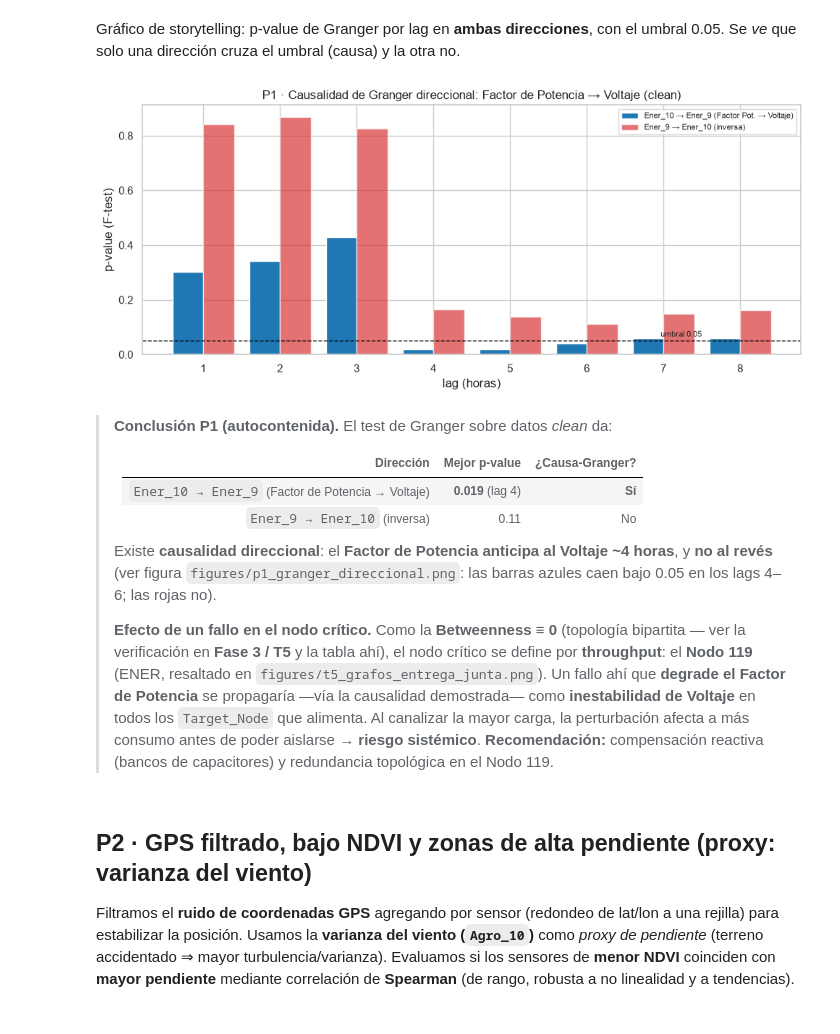
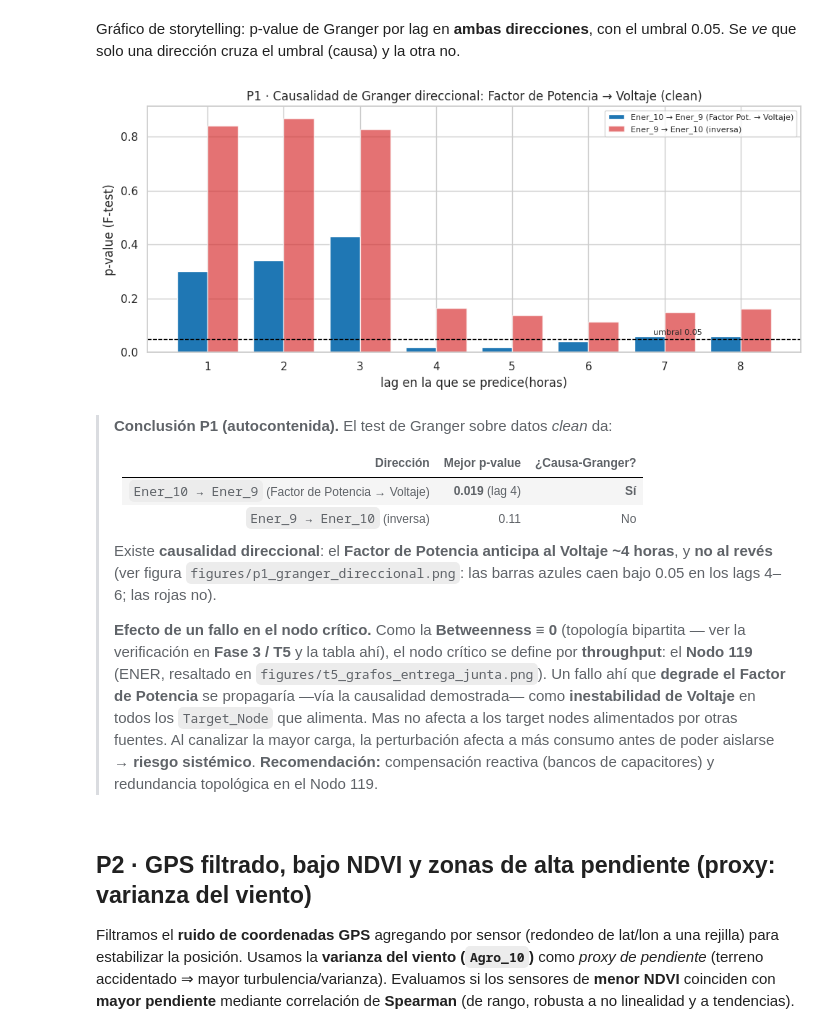
Before and after one commit to santiagovelcasallas/Challenge03_techlogistics-GomezVelez, a Jupyter notebook: notebooks/challenge03_analitica_multidimensional.ipynb, the cells around one changed output. Cells and saved outputs as stored; diff of their text form; code cells hidden in the pictures.

```diff
--- a/notebooks/challenge03_analitica_multidimensional.ipynb
+++ b/notebooks/challenge03_analitica_multidimensional.ipynb
@@ -803,18 +810,18 @@ Gráfico de storytelling: p-value de Granger por lag en **ambas direcciones**, c
 # %%
 lags = list(range(1, maxlag + 1)); w = 0.4
 fig, ax = plt.subplots(figsize=(10, 4.5))
 ax.bar([l - w/2 for l in lags], [p_fwd[l] for l in lags], w,
        label="Ener_10 → Ener_9 (Factor Pot. → Voltaje)", color="#1f77b4")
 ax.bar([l + w/2 for l in lags], [p_rev[l] for l in lags], w,
        label="Ener_9 → Ener_10 (inversa)", color="#d62728", alpha=0.65)
 ax.axhline(0.05, ls="--", color="black", lw=1)
 ax.text(maxlag - 0.5, 0.065, "umbral 0.05", fontsize=8, ha="right")
-ax.set_xlabel("lag (horas)"); ax.set_ylabel("p-value (F-test)"); ax.set_xticks(lags)
+ax.set_xlabel("lag en la que se predice(horas)"); ax.set_ylabel("p-value (F-test)"); ax.set_xticks(lags)
 ax.set_title("P1 · Causalidad de Granger direccional: Factor de Potencia → Voltaje (clean)")
 ax.legend(fontsize=8); fig.tight_layout()
 viz_utils.savefig(FIGS / "p1_granger_direccional.png"); plt.show()
 # %% [output]
-[figure, old version]
+[figure, new version]
 # %% [markdown]
 > **Conclusión P1 (autocontenida).** El test de Granger sobre datos *clean* da:
 >
@@ -831,7 +838,7 @@ viz_utils.savefig(FIGS / "p1_granger_direccional.png"); plt.show()
 > — ver la verificación en **Fase 3 / T5** y la tabla ahí), el nodo crítico se define por
 > **throughput**: el **Nodo 119** (ENER, resaltado en `figures/t5_grafos_entrega_junta.png`).
 > Un fallo ahí que **degrade el Factor de Potencia** se propagaría —vía la causalidad
-> demostrada— como **inestabilidad de Voltaje** en todos los `Target_Node` que alimenta. Al
+> demostrada— como **inestabilidad de Voltaje** en todos los `Target_Node` que alimenta. Mas no afecta a los target nodes alimentados por otras fuentes. Al
 > canalizar la mayor carga, la perturbación afecta a más consumo antes de poder aislarse →
 > **riesgo sistémico**. **Recomendación:** compensación reactiva (bancos de capacitores) y
 > redundancia topológica en el Nodo 119.
```
Also changed, not shown: parts of 16 cells of this notebook.
